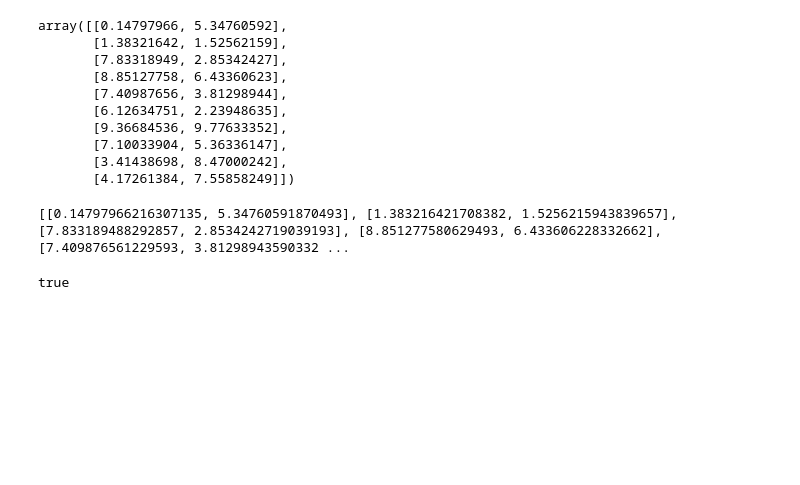
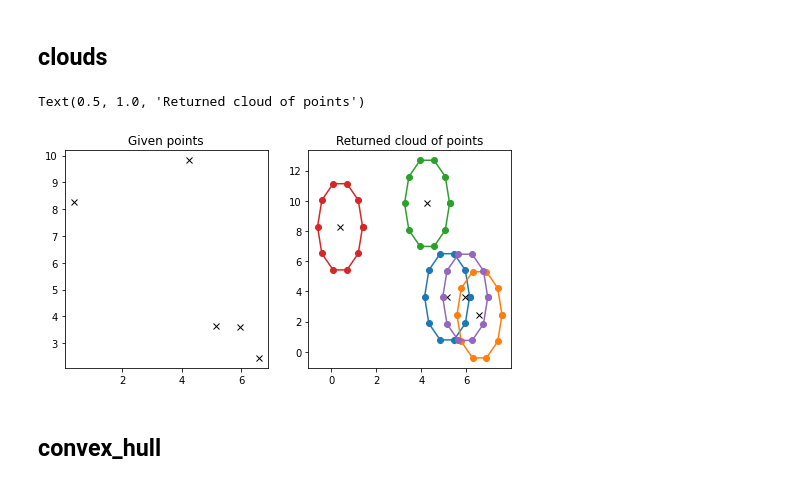
Before and after one commit to ric70x7/Buffers, a Jupyter notebook: example.ipynb, the cells around one changed output. Drawn from its saved outputs; the diff is of its cells as text; code cells hidden in the pictures; blank space fills up the shorter version.

```diff
--- a/example.ipynb
+++ b/example.ipynb
@@ -5,24 +5,19 @@ import json
+# %% [markdown]
+## clouds
 # %%
-X = np.random.uniform(0, 10, 20).reshape(-1, 2)
-X
+X = np.random.uniform(0, 10, 10).reshape(-1, 2)
+X_cloud = buffers.clouds(X, radius=[1, 3], num_points=10)
-# %% [output]
-array([[0.14797966, 5.34760592],
-       [1.38321642, 1.52562159],
-       [7.83318949, 2.85342427],
-       [8.85127758, 6.43360623],
-       [7.40987656, 3.81298944],
-       [6.12634751, 2.23948635],
-       [9.36684536, 9.77633352],
-       [7.10033904, 5.36336147],
-       [3.41438698, 8.47000242],
-       [4.17261384, 7.55858249]])
-# %%
-js = json.dumps(X.tolist())
-print(js)
-# %% [output]
-[[0.14797966216307135, 5.34760591870493], [1.383216421708382, 1.5256215943839657], [7.833189488292857, 2.8534242719039193], [8.851277580629493, 6.433606228332662], [7.409876561229593, 3.81298943590332 ...
-# %%
-P = buffers.dock_deploy(js)
-print(P)
-# %% [output]
-true
+# %%
+fig, ax = plt.subplots(1, 2, figsize=(8, 4))
+ax[0].plot(*X.T, 'kx')
+ax[0].set_title('Given points')
+
+for xi, cloudi in zip(X, X_cloud):
+    ax[1].plot(*xi, 'kx')
+    ax[1].plot(*cloudi.T, 'o-')
+ax[1].set_title('Returned cloud of points')
+# %% [output]
+Text(0.5, 1.0, 'Returned cloud of points')
+[figure, added]
+# %% [markdown]
+## convex_hull
```
Also changed, not shown: parts of 12 cells of this notebook.
